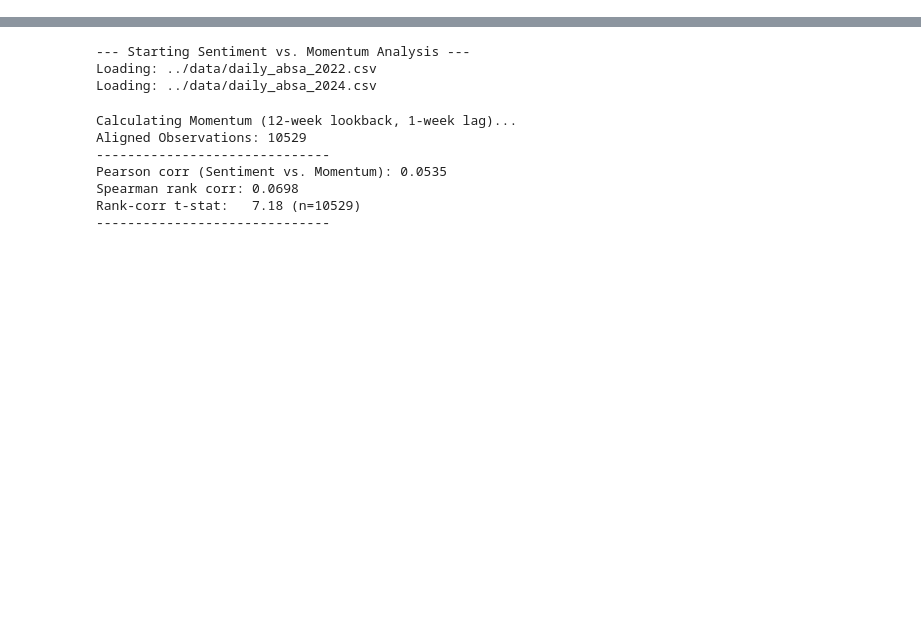
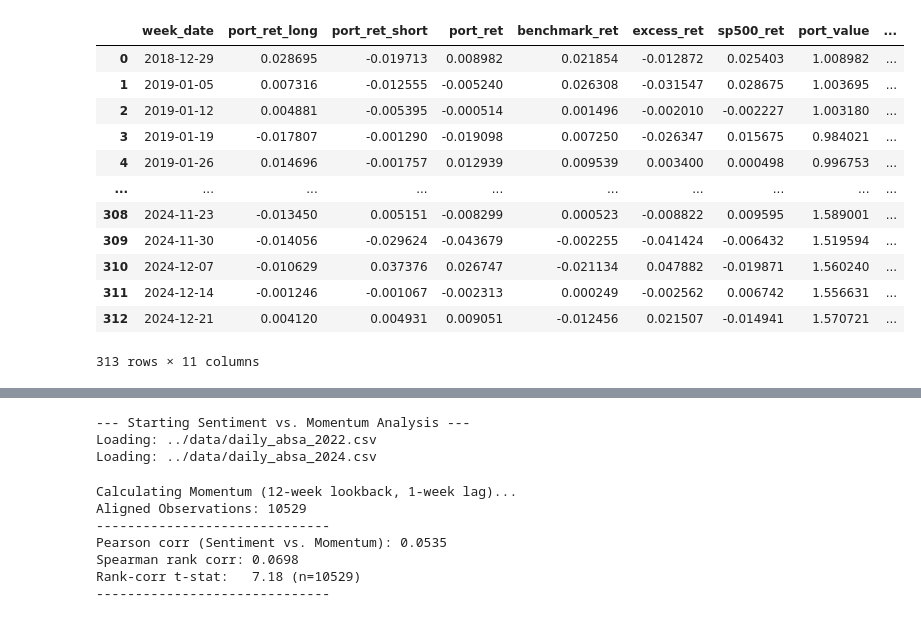
Before and after one commit to kktallam/ML-Capstone-Project-006, a Jupyter notebook: code/weekly_backtest.ipynb, the cells around one changed output, grey strips where cells are left out. Saved outputs shown, nothing was run; the diff lists cells and outputs as text; code cells hidden in the pictures; blank space fills up the shorter version.

```diff
--- a/code/weekly_backtest.ipynb
+++ b/code/weekly_backtest.ipynb
@@ -460,3 +428,19 @@ End Date:        2024-12-21
+# %%
+weekly_perf
+# %% [output]
+|  | week_date | port_ret_long | port_ret_short | port_ret | benchmark_ret | excess_ret | sp500_ret | port_value | ... |
+| 0 | 2018-12-29 | 0.028695 | -0.019713 | 0.008982 | 0.021854 | -0.012872 | 0.025403 | 1.008982 | ... |
+| 1 | 2019-01-05 | 0.007316 | -0.012555 | -0.005240 | 0.026308 | -0.031547 | 0.028675 | 1.003695 | ... |
+| 2 | 2019-01-12 | 0.004881 | -0.005395 | -0.000514 | 0.001496 | -0.002010 | -0.002227 | 1.003180 | ... |
+| 3 | 2019-01-19 | -0.017807 | -0.001290 | -0.019098 | 0.007250 | -0.026347 | 0.015675 | 0.984021 | ... |
+| 4 | 2019-01-26 | 0.014696 | -0.001757 | 0.012939 | 0.009539 | 0.003400 | 0.000498 | 0.996753 | ... |
+| ... | ... | ... | ... | ... | ... | ... | ... | ... | ... |
+| 308 | 2024-11-23 | -0.013450 | 0.005151 | -0.008299 | 0.000523 | -0.008822 | 0.009595 | 1.589001 | ... |
+| 309 | 2024-11-30 | -0.014056 | -0.029624 | -0.043679 | -0.002255 | -0.041424 | -0.006432 | 1.519594 | ... |
+| 310 | 2024-12-07 | -0.010629 | 0.037376 | 0.026747 | -0.021134 | 0.047882 | -0.019871 | 1.560240 | ... |
+| 311 | 2024-12-14 | -0.001246 | -0.001067 | -0.002313 | 0.000249 | -0.002562 | 0.006742 | 1.556631 | ... |
+| 312 | 2024-12-21 | 0.004120 | 0.004931 | 0.009051 | -0.012456 | 0.021507 | -0.014941 | 1.570721 | ... |
+313 rows × 11 columns
 # %%
 # Histogram: selection frequency by ticker
 import matplotlib.pyplot as plt
```
Also changed, not shown: parts of 5 cells of this notebook.
